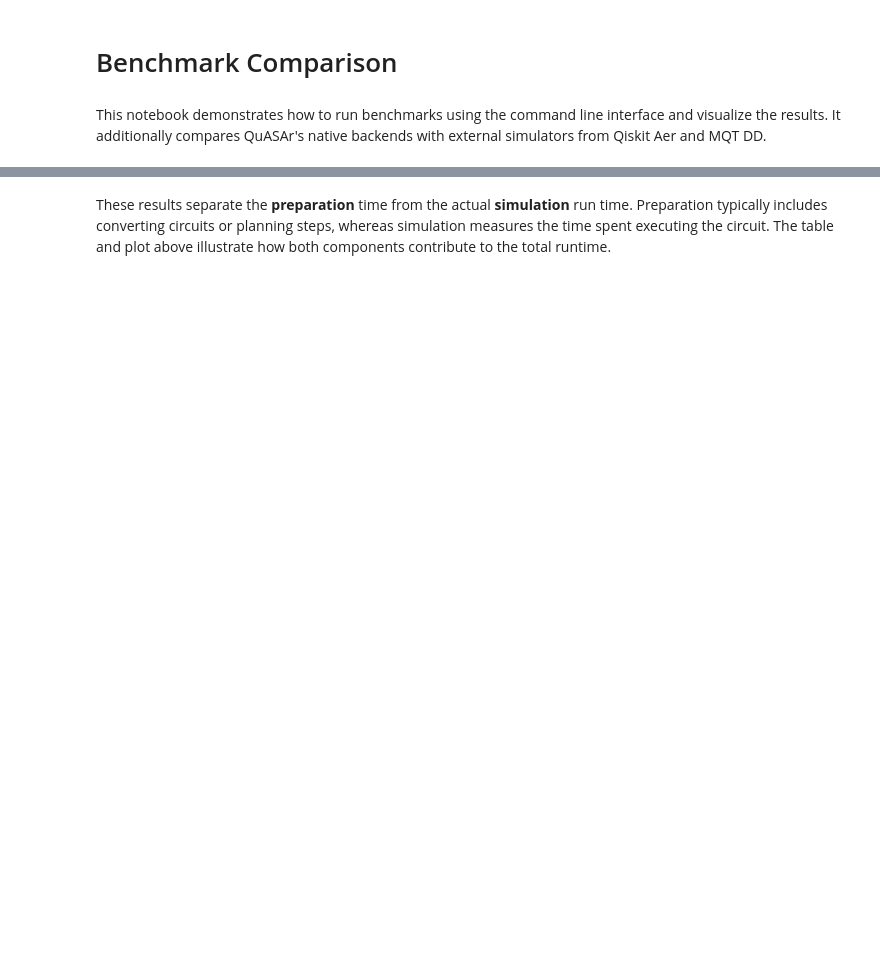
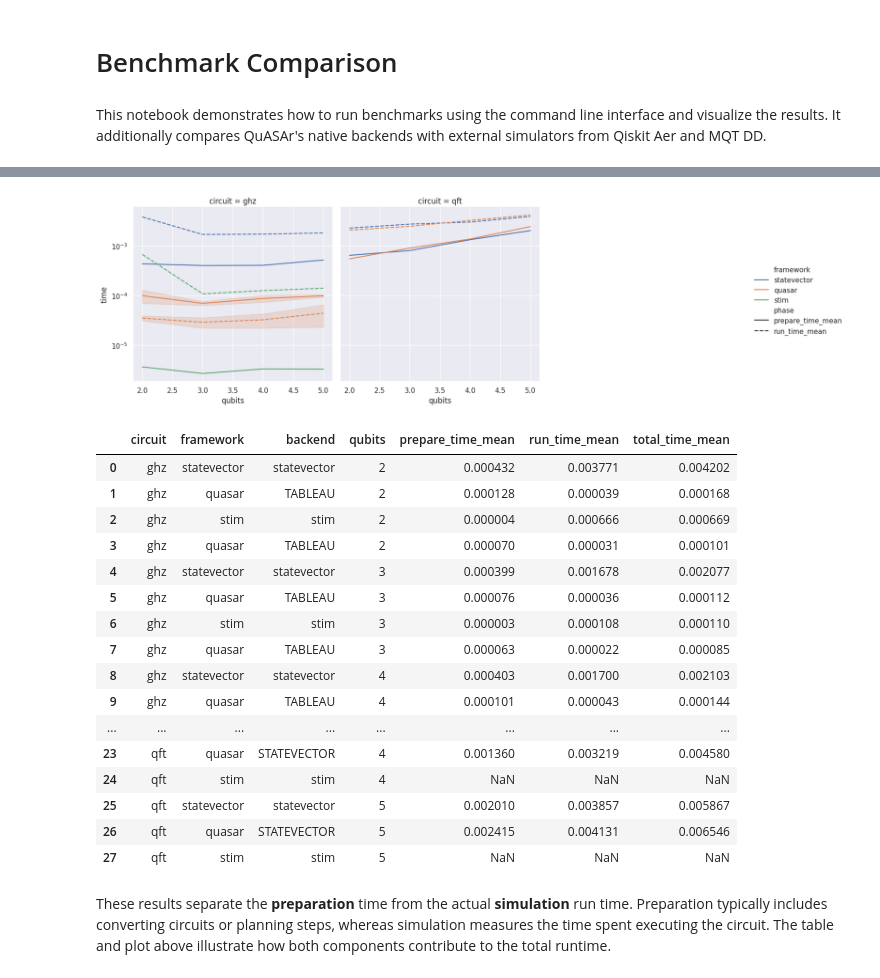
Before and after one commit to tmlittau/QuASAr, a Jupyter notebook: benchmarks/notebooks/comparison.ipynb, the cells around one changed output, grey strips where cells are left out. Saved outputs shown, nothing was run; the diff lists cells and outputs as text; code cells hidden in the pictures; blank space fills up the shorter version.

Commit message:
Add Stim backend and adjust QuASAr invocation

```diff
--- a/benchmarks/notebooks/comparison.ipynb
+++ b/benchmarks/notebooks/comparison.ipynb
@@ -42,16 +50,9 @@ import circuits as circuit_lib
 from quasar import SimulationEngine
 from quasar.cost import Backend
 
-backends = [StatevectorAdapter()]
+backends = [StatevectorAdapter(), StimAdapter()]
 runner = BenchmarkRunner()
 engine = SimulationEngine()
-
-backend_map = {
-    'statevector': Backend.STATEVECTOR,
-    'stim': Backend.TABLEAU,
-    'mps': Backend.MPS,
-    'mqt_dd': Backend.DECISION_DIAGRAM,
-}
 
 circuits = {
     'ghz': circuit_lib.ghz_circuit,
@@ -75,38 +76,59 @@ for name, build in circuits.items():
             except Exception:
                 pass
             try:
+                kwargs = {'repetitions': 3}
+                if b.name == 'stim':
+                    kwargs['backend'] = Backend.TABLEAU
                 rec = runner.run_quasar_multiple(
                     circ,
                     engine,
-                    backend=backend_map.get(b.name),
-                    repetitions=3,
+                    **kwargs,
                 )
                 rec['circuit'] = name
                 rec['qubits'] = n
             except Exception:
                 pass
 
 
 df = pd.DataFrame(runner.results)
 df_long = df.melt(
     id_vars=['circuit', 'framework', 'backend', 'qubits'],
     value_vars=['prepare_time_mean', 'run_time_mean'],
     var_name='phase',
     value_name='time',
 )
 g = sns.relplot(
     data=df_long,
     x='qubits',
     y='time',
     hue='framework',
     style='phase',
     col='circuit',
     col_wrap=3,
     kind='line',
 )
 g.set(yscale='log')
 plt.show()
 df[['circuit', 'framework', 'backend', 'qubits', 'prepare_time_mean', 'run_time_mean', 'total_time_mean']]
+# %% [output]
+[figure, added]
+|  | circuit | framework | backend | qubits | prepare_time_mean | run_time_mean | total_time_mean |
+| 0 | ghz | statevector | statevector | 2 | 0.000432 | 0.003771 | 0.004202 |
+| 1 | ghz | quasar | TABLEAU | 2 | 0.000128 | 0.000039 | 0.000168 |
+| 2 | ghz | stim | stim | 2 | 0.000004 | 0.000666 | 0.000669 |
+| 3 | ghz | quasar | TABLEAU | 2 | 0.000070 | 0.000031 | 0.000101 |
+| 4 | ghz | statevector | statevector | 3 | 0.000399 | 0.001678 | 0.002077 |
+| 5 | ghz | quasar | TABLEAU | 3 | 0.000076 | 0.000036 | 0.000112 |
+| 6 | ghz | stim | stim | 3 | 0.000003 | 0.000108 | 0.000110 |
+| 7 | ghz | quasar | TABLEAU | 3 | 0.000063 | 0.000022 | 0.000085 |
+| 8 | ghz | statevector | statevector | 4 | 0.000403 | 0.001700 | 0.002103 |
+| 9 | ghz | quasar | TABLEAU | 4 | 0.000101 | 0.000043 | 0.000144 |
+| ... | ... | ... | ... | ... | ... | ... | ... |
+| 23 | qft | quasar | STATEVECTOR | 4 | 0.001360 | 0.003219 | 0.004580 |
+| 24 | qft | stim | stim | 4 | NaN | NaN | NaN |
+| 25 | qft | statevector | statevector | 5 | 0.002010 | 0.003857 | 0.005867 |
+| 26 | qft | quasar | STATEVECTOR | 5 | 0.002415 | 0.004131 | 0.006546 |
+| 27 | qft | stim | stim | 5 | NaN | NaN | NaN |
 # %% [markdown]
 These results separate the **preparation** time from the actual **simulation** run time. Preparation typically includes converting circuits or planning steps, whereas simulation measures the time spent executing the circuit. The table and plot above illustrate how both components contribute to the total runtime.
 # %%
```
Also changed, not shown: parts of 3 cells of this notebook, 1 other file.
